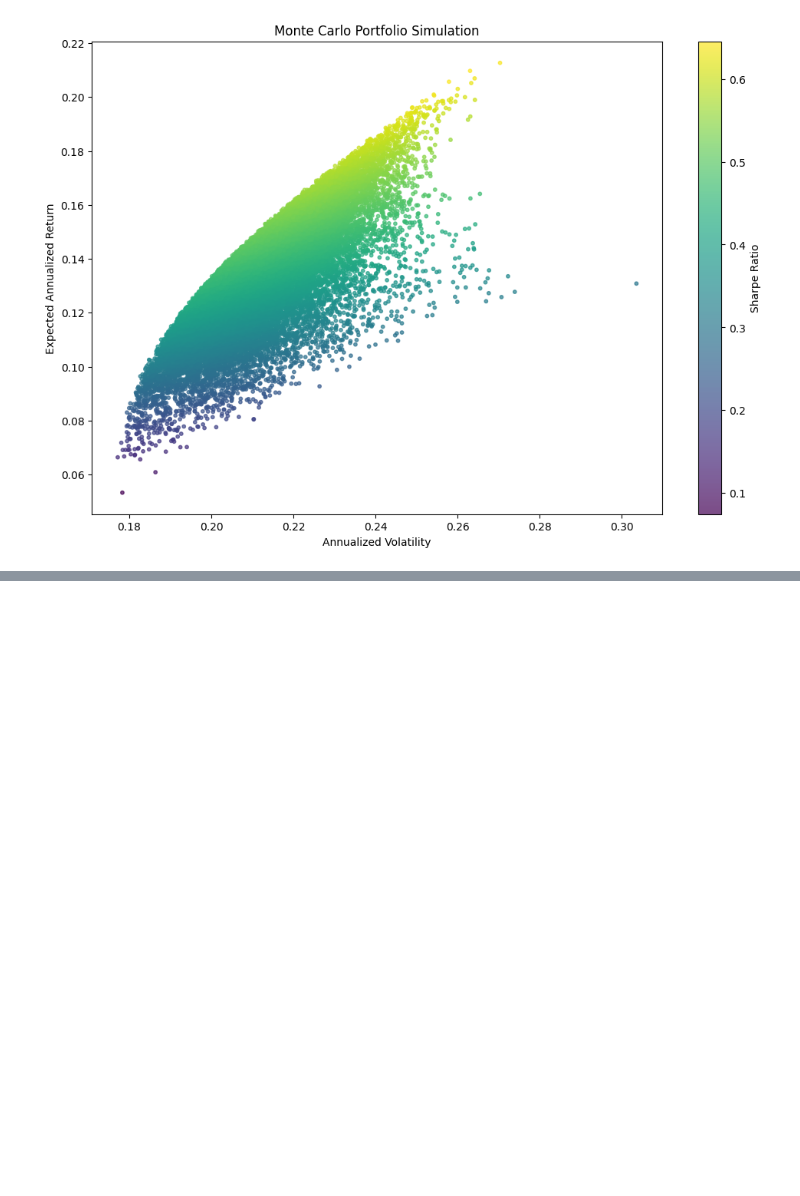
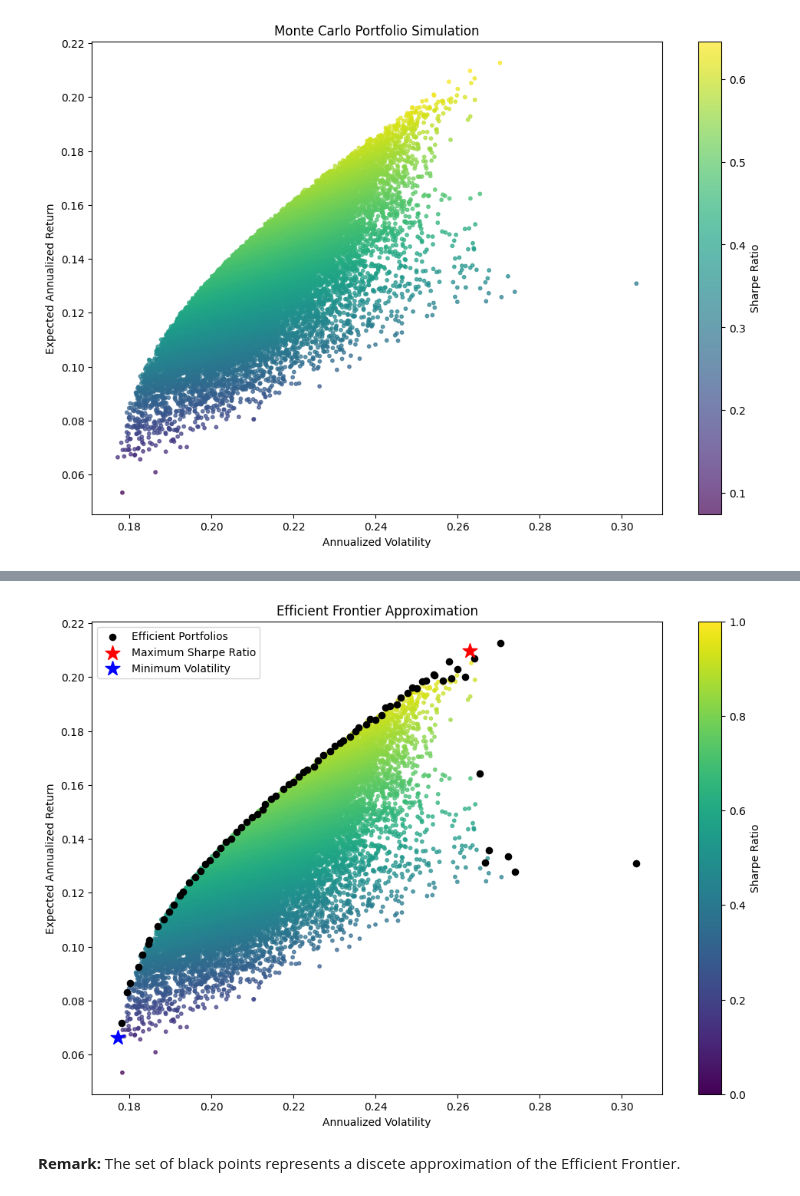
Before and after one commit to keramidasvasilis/data-analysis-projects, a Jupyter notebook: portfolio-optimization-risk-analysis/notebooks/portfolio_optimization_analysis.ipynb, the cells around one changed output, grey strips where cells are left out. Cells and saved outputs as stored; diff of their text form; code cells hidden in the pictures; blank space fills up the shorter version.

Commit message:
Approximated Efficient Frontier numerically

```diff
--- a/portfolio-optimization-risk-analysis/notebooks/portfolio_optimization_analysis.ipynb
+++ b/portfolio-optimization-risk-analysis/notebooks/portfolio_optimization_analysis.ipynb
@@ -604,0 +698,11 @@ plt.show()
+# %%
+simulation_results['Volatility Bin'] = pd.cut(simulation_results['Volatility'], bins=100)
+
+efficient_portfolios = (
+    simulation_results
+    .sort_values('Return', ascending=False)
+    .groupby('Volatility Bin')
+    .head(1)
+    .sort_values('Volatility'))
+
+efficient_portfolios.head()
@@ -604,0 +716,53 @@ plt.show()
+# %%
+plt.figure(figsize=(12,8))
+
+plt.scatter(
+    simulation_results['Volatility'],
+    simulation_results['Return'],
+    c=simulation_results['Sharpe Ratio'],
+    cmap='viridis',
+    alpha=0.7,
+    s=10
+)
+
+plt.scatter(
+    efficient_portfolios['Volatility'],
+    efficient_portfolios['Return'],
+    color='black',
+    s=35,
+    label='Efficient Portfolios'
+)
+
+plt.scatter(
+    max_sharpe_ratio_portfolio['Volatility'],
+    max_sharpe_ratio_portfolio['Return'],
+    color='red',
+    marker='*',
+    s=200,
+    label='Maximum Sharpe Ratio'
+)
+
+plt.scatter(
+    min_volatility_portfolio['Volatility'],
+    min_volatility_portfolio['Return'],
+    color='blue',
+    marker='*',
+    s=200,
+    label='Minimum Volatility'
+)
+
+plt.xlabel('Annualized Volatility')
+
+plt.ylabel('Expected Annualized Return')
+
+plt.title('Efficient Frontier Approximation')
+
+plt.colorbar(label='Sharpe Ratio')
+
+plt.legend()
+
+plt.show()
+# %% [output]
+[figure, added]
+# %% [markdown]
+**Remark:** The set of black points represents a discete approximation of the Efficient Frontier.
```
Also changed, not shown: parts of 10 cells of this notebook.
